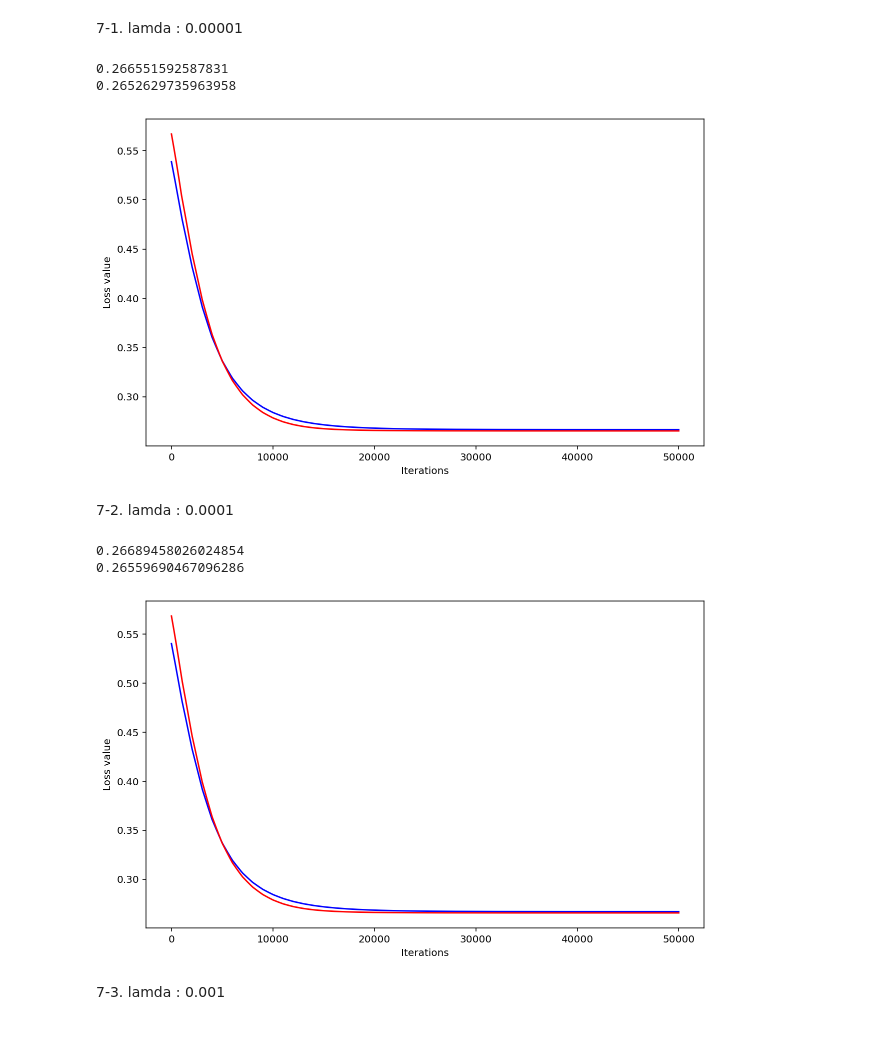
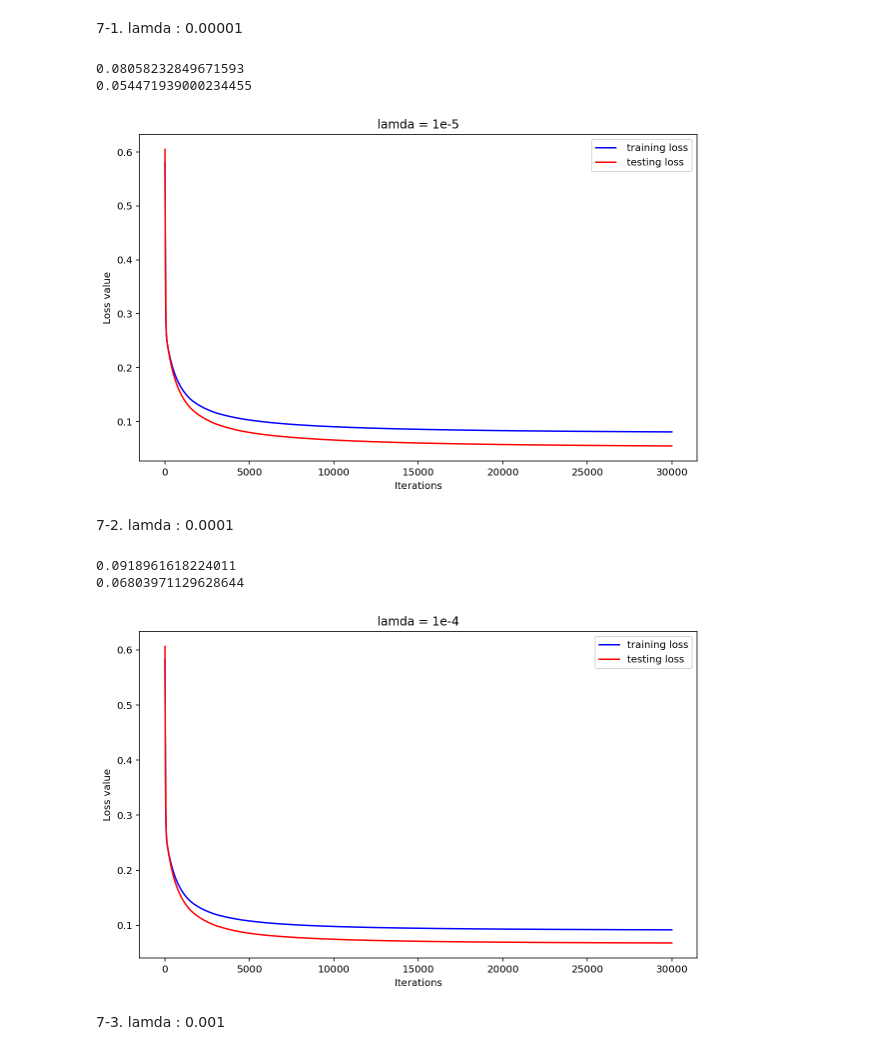
Before and after one commit to wkdthf21/Machine-Learning-Assignment, a Jupyter notebook: 06/assignment #6.ipynb, the cells around one changed output. Saved outputs shown, nothing was run; the diff lists cells and outputs as text; code cells hidden in the pictures.

Commit message:
assignment#06 : modify training & retraining

```diff
--- a/06/assignment #6.ipynb
+++ b/06/assignment #6.ipynb
@@ -180,11 +173,11 @@ print(loss_func(z_train, y_train, 0.001 ,w_init))
 # %% [markdown]
 4-2. define gradient of objective funtion
 # %%
-def grad_loss(y_pred, y, xy_train_sum, lamda, w):
+def grad_loss(y_pred, y, xy_train, lamda, w):
     n = len(y)
-    temp = (np.dot(xy_train_sum.T, y_pred - y)) / n
-
-    return (temp + lamda * w).reshape(100, -1)
+    temp1 = (2 * np.dot(xy_train.T, y_pred - y)) / n
+    temp2 = lamda * w
+    return temp1 + temp2
 # %% [markdown]
 ## 5. Gradient Descent
 <hr>
@@ -196,23 +189,11 @@ def grad_desc(xy_train, y , w_init, tau, lamda, max_iter):
     L_iters = np.zeros([max_iter]) # record the loss values
     w = w_init # initialization
 
-    n = len(y)
-    xy_train_sum = np.zeros([n, 1])
-    m = xy_train.shape[1]
-
-    for i in range(n):
-        sum = 0
-        for j in range(m):
-            sum = sum + xy_train[i, j]
-
-        xy_train_sum[i] = sum
-
-
     for i in range(max_iter): # loop over the iterations
-        if i % 1000 == 0 :
-            tau = tau * 0.8
+        if i % 1500 == 0 :
+            tau = tau * 0.9
         y_pred = f_pred(xy_train, w)# linear predicition function
-        grad_f = grad_loss(y_pred, y, xy_train_sum, lamda, w)# gradient of the loss
+        grad_f = grad_loss(y_pred, y, xy_train, lamda, w)# gradient of the loss
         w = w - tau * grad_f # update rule of gradient descent
         L_iters[i] = loss_func(y_pred, y, lamda, w) # save the current loss value
 
@@ -231,42 +211,42 @@ learning_rate = 2e-4
 # %% [markdown]
 7-1. lamda : 0.00001
 # %%
-fx1_train = featureFunction(x1_train, number_data_train)
-fx2_train = featureFunction(x2_train, number_data_train)
+learning_rate = 1e-1
+max_iter = 30000
 
-fx1_test = featureFunction(x1_test, number_data_test)
-fx2_test = featureFunction(x2_test, number_data_test)
-
-xy_train = makeXY(fx1_train, fx2_train)
-xy_test = makeXY(fx1_test, fx2_test)
+xy_train = makeXY(x1_train, x2_train)
+xy_test = makeXY(x1_test, x2_test)
 
 y_train = data_train[:,2][:,None] # label
 y_test = data_test[:,2][:,None] # label
 
 # run gradient descent algorithm
-max_iter = 50000
 w_train_0, L_iters_train_0 = grad_desc(xy_train, y_train, w_init, learning_rate, lamdas[0], max_iter)
 w_test_0, L_iters_test_0 = grad_desc(xy_test, y_test, w_init, learning_rate, lamdas[0], max_iter)
 
 print(L_iters_train_0[max_iter-1])
 print(L_iters_test_0[max_iter-1])
 
 # plot
 plt.figure(3, figsize=(10,6))
-plt.plot(np.array(range(max_iter)), L_iters_train_0, c = 'blue')
-plt.plot(np.array(range(max_iter)), L_iters_test_0, c = 'red')
+plt.plot(np.array(range(max_iter)), L_iters_train_0, c = 'blue', label = ' training loss')
+plt.plot(np.array(range(max_iter)), L_iters_test_0, c = 'red', label = ' testing loss')
+plt.title('lamda = 1e-5')
+plt.legend(loc = 'upper right')
 plt.xlabel('Iterations')
 plt.ylabel('Loss value')
 plt.show()
 # %% [output]
-0.266551592587831
-0.2652629735963958
+0.08058232849671593
+0.054471939000234455
-[figure, old version]
+[figure, new version]
 # %% [markdown]
 7-2. lamda : 0.0001
 # %%
+learning_rate = 1e-1
+max_iter = 30000
+
 # run gradient descent algorithm
-max_iter = 50000
 w_train_1, L_iters_train_1 = grad_desc(xy_train, y_train, w_init, learning_rate, lamdas[1], max_iter)
 w_test_1, L_iters_test_1 = grad_desc(xy_test, y_test, w_init, learning_rate, lamdas[1], max_iter)
 
@@ -275,15 +255,17 @@ print(L_iters_test_1[max_iter-1])
 
 # plot
 plt.figure(3, figsize=(10,6))
-plt.plot(np.array(range(max_iter)), L_iters_train_1, c = 'blue')
-plt.plot(np.array(range(max_iter)), L_iters_test_1, c = 'red')
+plt.plot(np.array(range(max_iter)), L_iters_train_1, c = 'blue', label = 'training loss')
+plt.plot(np.array(range(max_iter)), L_iters_test_1, c = 'red', label = 'testing loss')
+plt.title('lamda = 1e-4')
+plt.legend(loc = 'upper right')
 plt.xlabel('Iterations')
 plt.ylabel('Loss value')
 plt.show()
 # %% [output]
-0.26689458026024854
-0.26559690467096286
+0.0918961618224011
+0.06803971129628644
-[figure, old version]
+[figure, new version]
 # %% [markdown]
 7-3. lamda : 0.001
 # %%
```
Also changed, not shown: parts of 11 cells of this notebook.
